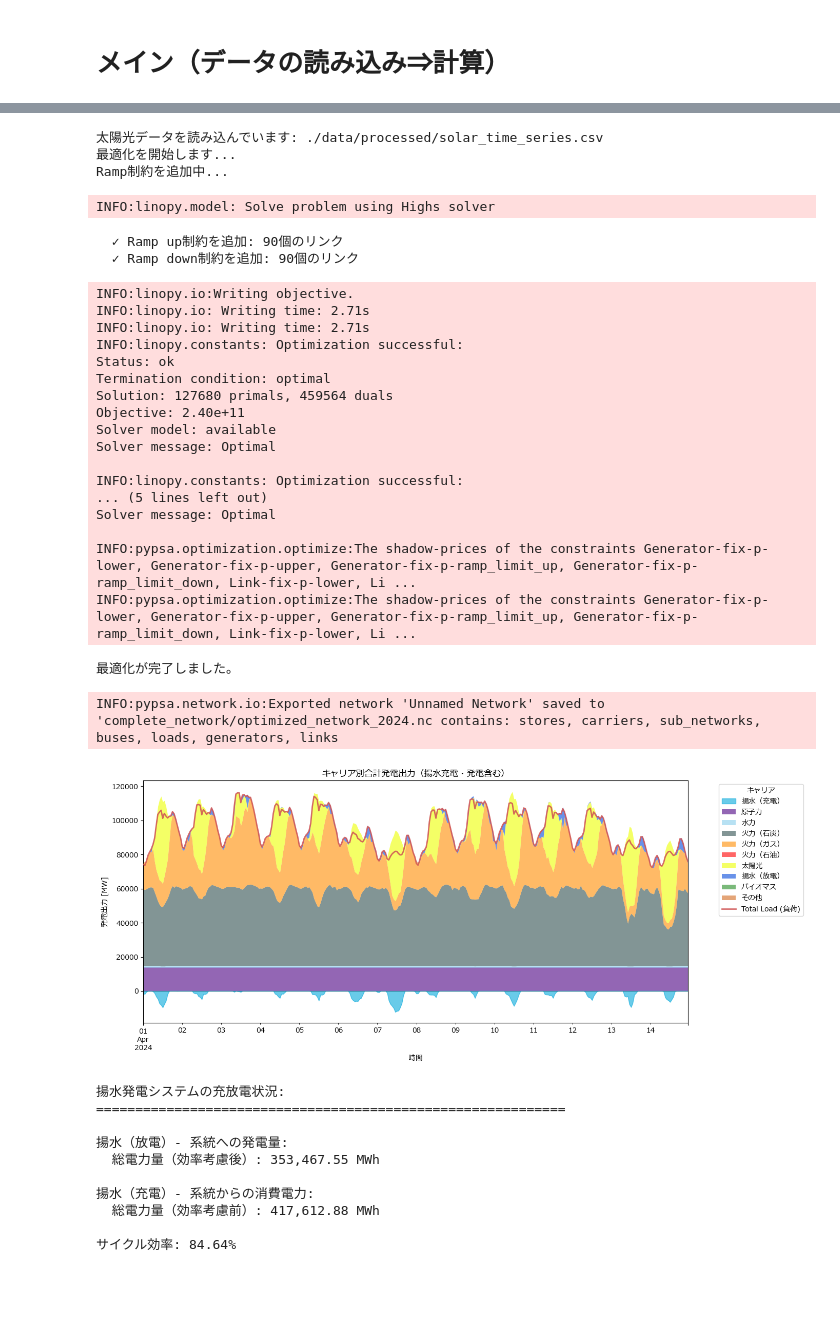
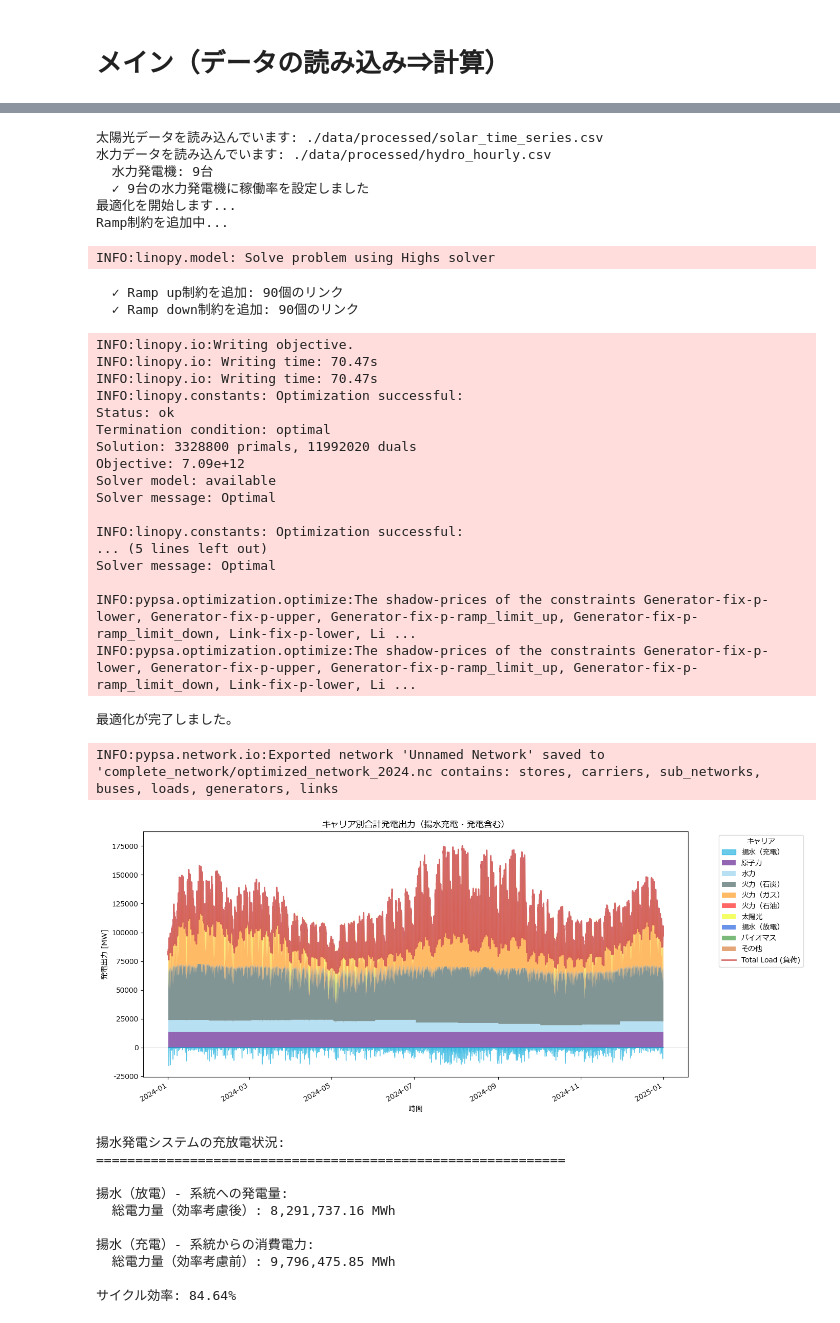
Before and after one commit to takashi-yanase/DemandSupplySimulation, a Jupyter notebook: 00 pypsa-tepsco-master-notebook.ipynb, the cells around one changed output, grey strips where cells are left out. Drawn from its saved outputs; the diff is of its cells as text; code cells hidden in the pictures; blank space fills up the shorter version.

```diff
--- a/00 pypsa-tepsco-master-notebook.ipynb
+++ b/00 pypsa-tepsco-master-notebook.ipynb
@@ -223,8 +227,8 @@ demand_change_compared_to_2024 = 10  # %
 file_name = "./data/raw/pypsa-japan-10BusModelV6.xlsx"  # ネットワーク＋需要データを含むExcelファイル
 
 # スナップショット作成
-snapshots = pd.date_range(f"{Year_of_analysis}-04-01 00:00",
-                          f"{Year_of_analysis}-04-14 23:00",
+snapshots = pd.date_range(f"{Year_of_analysis}-01-01 00:00",
+                          f"{Year_of_analysis}-12-31 23:00",
                           freq="h")
 snapshots = snapshots[~((snapshots.month == 2) & (snapshots.day == 29))]
 
@@ -238,6 +242,10 @@ preprocess_data.import_demand_data_from_network_file(network, file_name, demand_
 # 太陽光時系列データの読み込み
 solar_data_file = './data/processed/solar_time_series.csv'
 preprocess_data.SolarTimeSeriesDataSet(network, solar_data_file)
+
+# 水力時系列データの読み込み
+hydro_data_file = './data/processed/hydro_hourly.csv'
+preprocess_data.HydroTimeSeriesDataSet(network, hydro_data_file)
 
 # Ramp制約を追加する関数（PyPSA v1.0以降）
 def add_ramp_constraints(n, snapshots):
@@ -320,45 +328,48 @@ if len(pumped_hydro_links) > 0:
         print(f"\nサイクル効率: {cycle_efficiency:.2f}%")
 else:
     print("揚水発電システムが見つかりませんでした。")
 # %% [output]
 WARNING:pypsa.network.io:Importing network from PyPSA version v0.0.0 while current version is v1.0.3. Read the release notes at `https://go.pypsa.org/release-notes` to prepare your network for import.
 INFO:pypsa.network.io:New version 1.0.4 available! (Current: 1.0.3)
 INFO:pypsa.network.io:New version 1.0.4 available! (Current: 1.0.3)
 INFO:pypsa.network.io:Imported network 'Unnamed Network' has buses, carriers, generators, links, loads, stores
 INFO:pypsa.network.io:Imported network 'Unnamed Network' has buses, carriers, generators, links, loads, stores
 太陽光データを読み込んでいます: ./data/processed/solar_time_series.csv
+水力データを読み込んでいます: ./data/processed/hydro_hourly.csv
+  水力発電機: 9台
+  ✓ 9台の水力発電機に稼働率を設定しました
 最適化を開始します...
 Ramp制約を追加中...
 INFO:linopy.model: Solve problem using Highs solver
   ✓ Ramp up制約を追加: 90個のリンク
   ✓ Ramp down制約を追加: 90個のリンク
 INFO:linopy.io:Writing objective.
-INFO:linopy.io: Writing time: 2.71s
-INFO:linopy.io: Writing time: 2.71s
+INFO:linopy.io: Writing time: 70.47s
+INFO:linopy.io: Writing time: 70.47s
 INFO:linopy.constants: Optimization successful:
 Status: ok
 Termination condition: optimal
-Solution: 127680 primals, 459564 duals
-Objective: 2.40e+11
+Solution: 3328800 primals, 11992020 duals
+Objective: 7.09e+12
 Solver model: available
 Solver message: Optimal
 
 INFO:linopy.constants: Optimization successful:
 ... (5 lines left out)
 Solver message: Optimal
 
 INFO:pypsa.optimization.optimize:The shadow-prices of the constraints Generator-fix-p-lower, Generator-fix-p-upper, Generator-fix-p-ramp_limit_up, Generator-fix-p-ramp_limit_down, Link-fix-p-lower, Li ...
 INFO:pypsa.optimization.optimize:The shadow-prices of the constraints Generator-fix-p-lower, Generator-fix-p-upper, Generator-fix-p-ramp_limit_up, Generator-fix-p-ramp_limit_down, Link-fix-p-lower, Li ...
 最適化が完了しました。
 INFO:pypsa.network.io:Exported network 'Unnamed Network' saved to 'complete_network/optimized_network_2024.nc contains: stores, carriers, sub_networks, buses, loads, generators, links
-[figure, old version]
+[figure, new version]
 揚水発電システムの充放電状況:
 ============================================================
 
 揚水（放電）- 系統への発電量:
-  総電力量（効率考慮後）: 353,467.55 MWh
+  総電力量（効率考慮後）: 8,291,737.16 MWh
 
 揚水（充電）- 系統からの消費電力:
-  総電力量（効率考慮前）: 417,612.88 MWh
+  総電力量（効率考慮前）: 9,796,475.85 MWh
 
 サイクル効率: 84.64%
```
Also changed, not shown: parts of 1 cell of this notebook, 8 other files.
